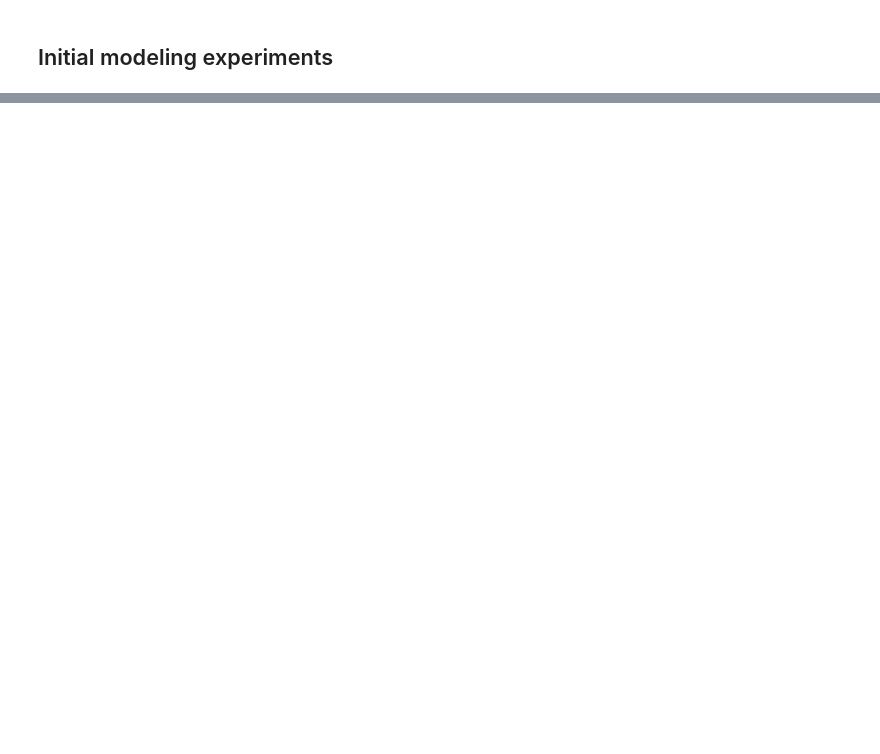
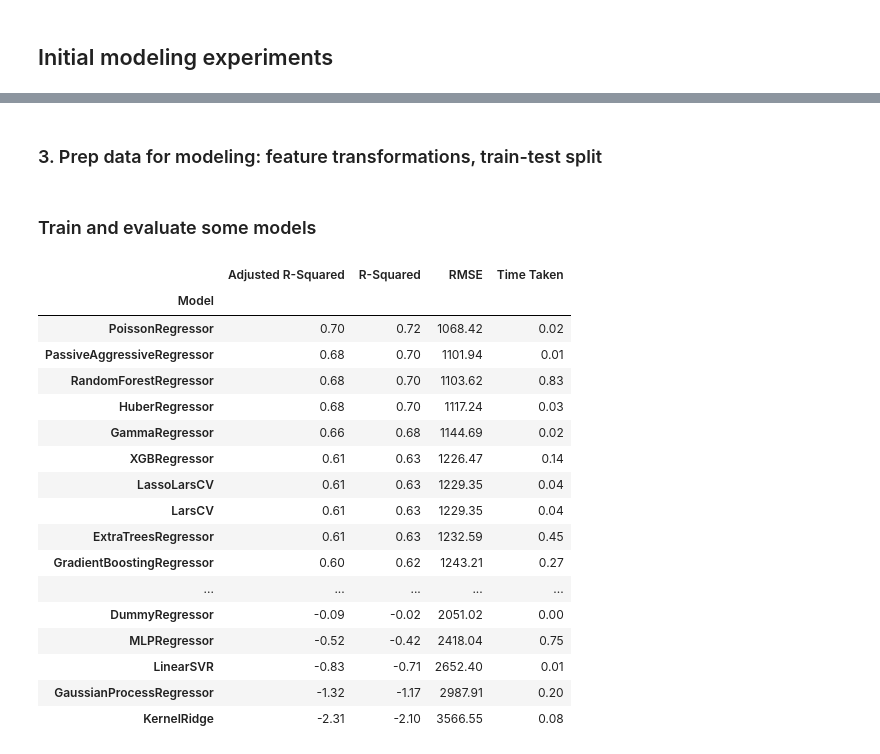
Before and after one commit to JunTaoLuo/ErukaExp, a Jupyter notebook: simple_modeling.ipynb, the cells around one changed output, grey strips where cells are left out. Drawn from its saved outputs; the diff is of its cells as text; code cells hidden in the pictures; blank space fills up the shorter version.

Commit message:
testing basic modeling pipeline in notebook

```diff
--- a/simple_modeling.ipynb
+++ b/simple_modeling.ipynb
@@ -132,0 +192,60 @@ strong multicollinearity or other numerical problems.
+# %% [markdown]
+### 3. Prep data for modeling: feature transformations, train-test split
+# %%
+def split_data(df, test_size = 0.2, random_state = 4):
+    y = df['building_value']
+    X = df.drop(columns=['parcelid', 'building_value', 'date_of_sale', 'class_description']) # can consider doing something with date_of_sale later
+
+    X_train, X_test, y_train, y_test = train_test_split(X, y, test_size = test_size, random_state = random_state)
+
+    return X_train, X_test, y_train, y_test
+
+
+def process_features(X_df):
+
+    # Todo: convert categorical variables to one-hot, after doing some clubbing
+    # style, grade, exterior wall type, basement, heating, aircon, garage type
+
+    # keep only numeric features so we don't run into problems with different classes (e.g. linear regression),
+    # but can relax this later
+    X_df = X_df.select_dtypes(['number'])
+
+    # use a simple imputation to address missing values (do something more sophisticated later)
+    imp = SimpleImputer(strategy='mean')
+    X_df = imp.fit_transform(X_df)
+
+    # use a standard scaler so we don't run into issues with regularization
+    scaler = StandardScaler().fit(X_df)
+    X_df = scaler.transform(X_df)
+
+    return X_df
+# %%
+X_train, X_test, y_train, y_test = split_data(df)
+X_train = process_features(X_train)
+X_test = process_features(X_test)
+# %% [markdown]
+### Train and evaluate some models
+# %%
+reg = LazyRegressor(verbose=0, ignore_warnings=False, custom_metric=None)
+models, predictions = reg.fit(X_train, X_test, y_train, y_test)
+# %%
+predictions
+# %% [output]
+|  | Adjusted R-Squared | R-Squared | RMSE | Time Taken |
+| Model |  |  |  |  |
+| PoissonRegressor | 0.70 | 0.72 | 1068.42 | 0.02 |
+| PassiveAggressiveRegressor | 0.68 | 0.70 | 1101.94 | 0.01 |
+| RandomForestRegressor | 0.68 | 0.70 | 1103.62 | 0.83 |
+| HuberRegressor | 0.68 | 0.70 | 1117.24 | 0.03 |
+| GammaRegressor | 0.66 | 0.68 | 1144.69 | 0.02 |
+| XGBRegressor | 0.61 | 0.63 | 1226.47 | 0.14 |
+| LassoLarsCV | 0.61 | 0.63 | 1229.35 | 0.04 |
+| LarsCV | 0.61 | 0.63 | 1229.35 | 0.04 |
+| ExtraTreesRegressor | 0.61 | 0.63 | 1232.59 | 0.45 |
+| GradientBoostingRegressor | 0.60 | 0.62 | 1243.21 | 0.27 |
+| ... | ... | ... | ... | ... |
+| DummyRegressor | -0.09 | -0.02 | 2051.02 | 0.00 |
+| MLPRegressor | -0.52 | -0.42 | 2418.04 | 0.75 |
+| LinearSVR | -0.83 | -0.71 | 2652.40 | 0.01 |
+| GaussianProcessRegressor | -1.32 | -1.17 | 2987.91 | 0.20 |
+| KernelRidge | -2.31 | -2.10 | 3566.55 | 0.08 |
```
Also changed, not shown: parts of 17 cells of this notebook, 1 other file.
